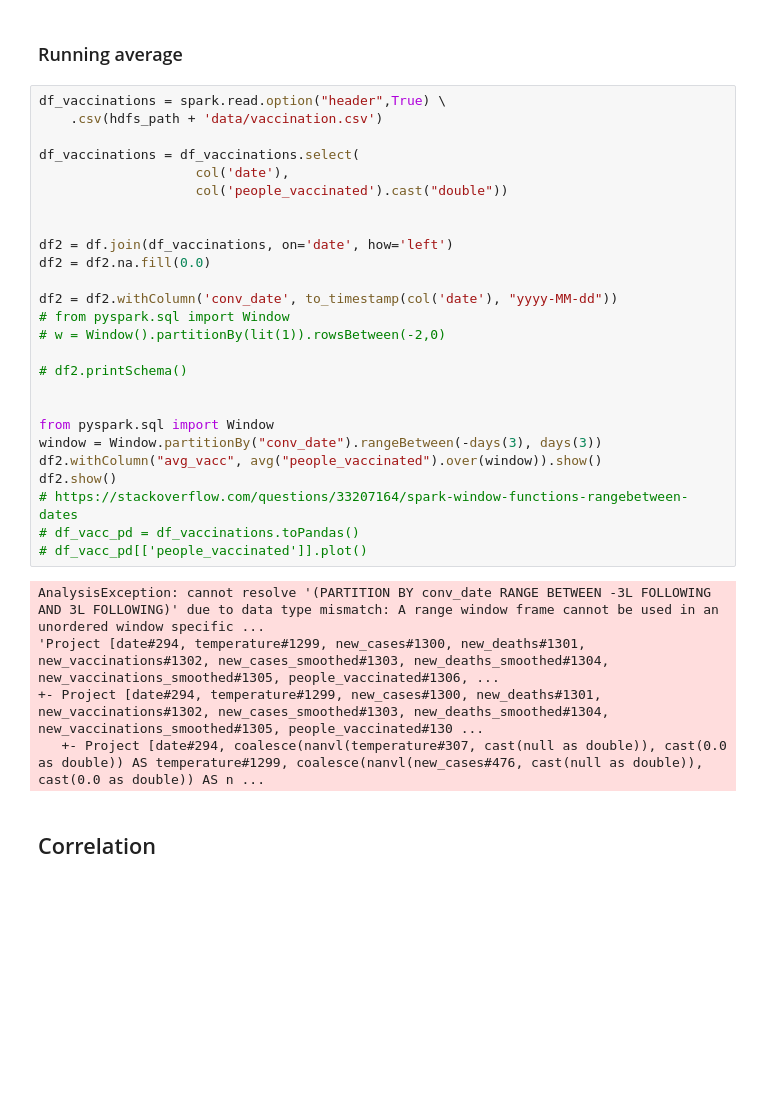
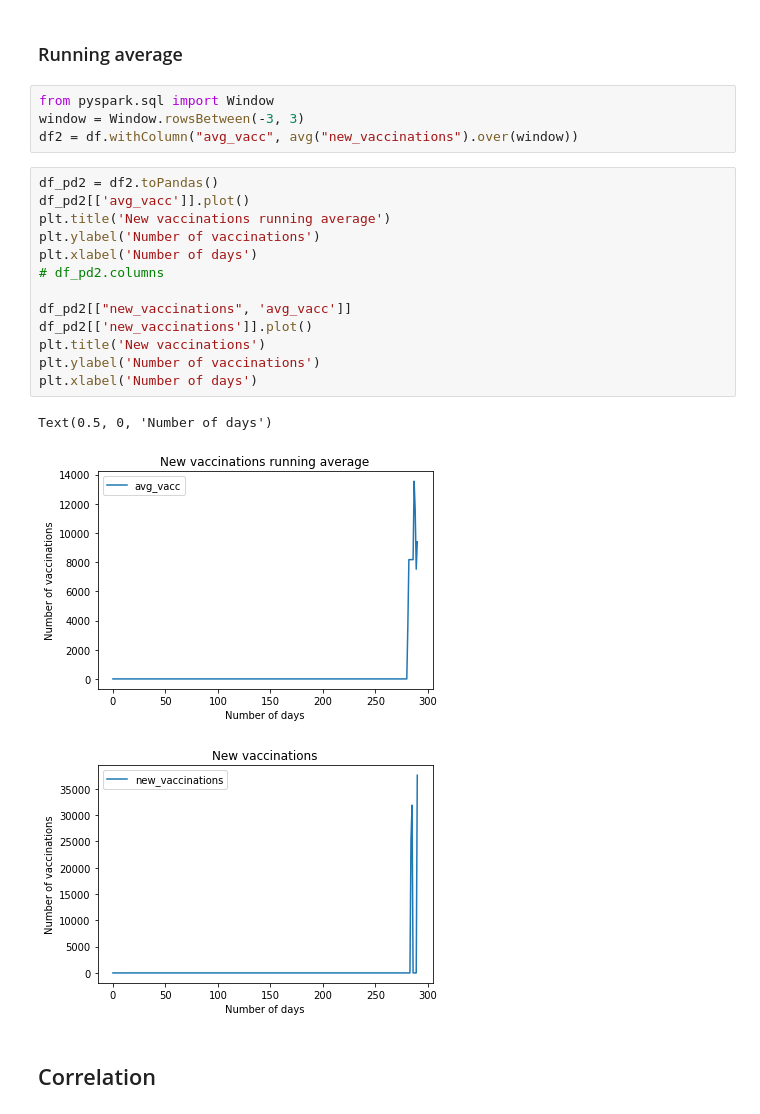
Before and after one commit to annasanchez27/covid-vaccination, a Jupyter notebook: experiments.ipynb, the cells around one changed output. Drawn from its saved outputs; the diff is of its cells as text; blank space fills up the shorter version.

```diff
--- a/experiments.ipynb
+++ b/experiments.ipynb
@@ -58,35 +91,25 @@ df_pd[['new_vaccinations_smoothed']].plot()
 # %% [markdown]
 ### Running average
-# %%
-df_vaccinations = spark.read.option("header",True) \
-    .csv(hdfs_path + 'data/vaccination.csv')
-
-df_vaccinations = df_vaccinations.select(
-                    col('date'),
-                    col('people_vaccinated').cast("double"))
-
-
-df2 = df.join(df_vaccinations, on='date', how='left')
-df2 = df2.na.fill(0.0)
-
-df2 = df2.withColumn('conv_date', to_timestamp(col('date'), "yyyy-MM-dd"))
-# from pyspark.sql import Window
-# w = Window().partitionBy(lit(1)).rowsBetween(-2,0)
-
-# df2.printSchema()
-
-
-from pyspark.sql import Window
-window = Window.partitionBy("conv_date").rangeBetween(-days(3), days(3))
-df2.withColumn("avg_vacc", avg("people_vaccinated").over(window)).show()
-df2.show()
-# https://stackoverflow.com/questions/33207164/spark-window-functions-rangebetween-dates
-# df_vacc_pd = df_vaccinations.toPandas()
-# df_vacc_pd[['people_vaccinated']].plot()
-# %% [output]
-AnalysisException: cannot resolve '(PARTITION BY conv_date RANGE BETWEEN -3L FOLLOWING AND 3L FOLLOWING)' due to data type mismatch: A range window frame cannot be used in an unordered window specific ...
-'Project [date#294, temperature#1299, new_cases#1300, new_deaths#1301, new_vaccinations#1302, new_cases_smoothed#1303, new_deaths_smoothed#1304, new_vaccinations_smoothed#1305, people_vaccinated#1306, ...
-+- Project [date#294, temperature#1299, new_cases#1300, new_deaths#1301, new_vaccinations#1302, new_cases_smoothed#1303, new_deaths_smoothed#1304, new_vaccinations_smoothed#1305, people_vaccinated#130 ...
-   +- Project [date#294, coalesce(nanvl(temperature#307, cast(null as double)), cast(0.0 as double)) AS temperature#1299, coalesce(nanvl(new_cases#476, cast(null as double)), cast(0.0 as double)) AS n ...
+# %%
+from pyspark.sql import Window
+window = Window.rowsBetween(-3, 3)
+df2 = df.withColumn("avg_vacc", avg("new_vaccinations").over(window))
+# %%
+df_pd2 = df2.toPandas()
+df_pd2[['avg_vacc']].plot()
+plt.title('New vaccinations running average')
+plt.ylabel('Number of vaccinations')
+plt.xlabel('Number of days')
+# df_pd2.columns
+
+df_pd2[["new_vaccinations", 'avg_vacc']]
+df_pd2[['new_vaccinations']].plot()
+plt.title('New vaccinations')
+plt.ylabel('Number of vaccinations')
+plt.xlabel('Number of days')
+# %% [output]
+Text(0.5, 0, 'Number of days')
+[figure, added]
+[figure, added]
 # %% [markdown]
 ## Correlation
```
Also changed, not shown: parts of 27 cells of this notebook.
